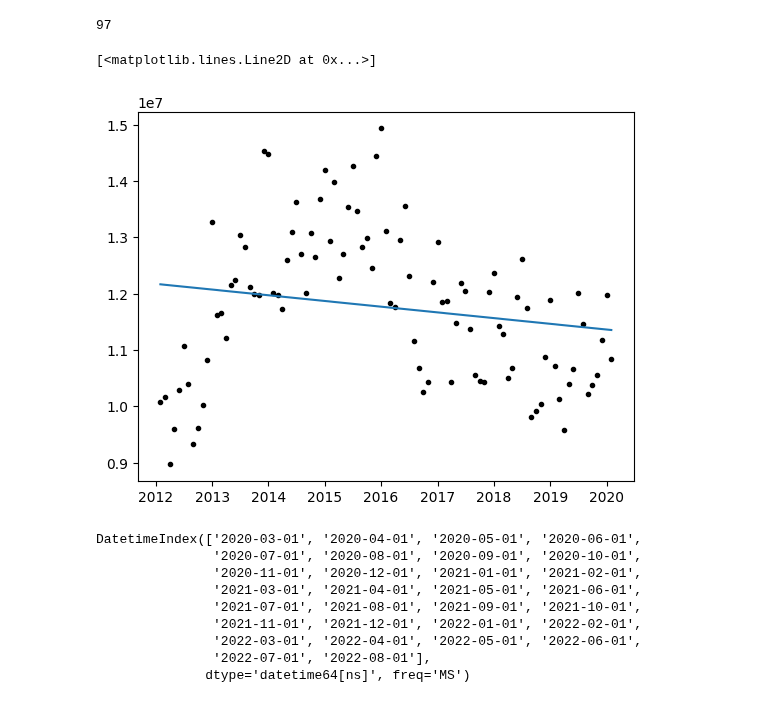
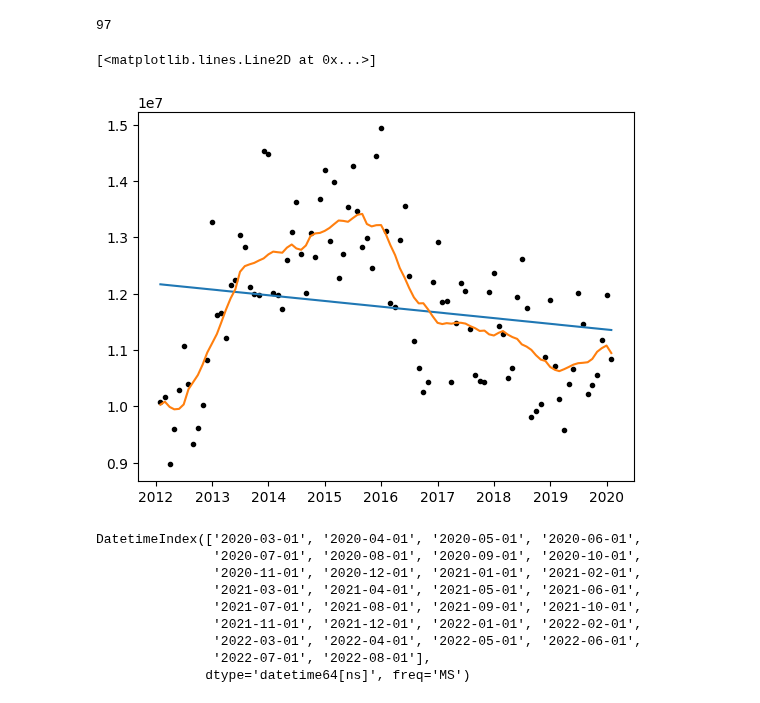
Before and after one commit to tomashbk/electric_energy_demand_argentina, a Jupyter notebook: machine_learning.ipynb, the cells around one changed output. Cells and saved outputs as stored; diff of their text form; code cells hidden in the pictures.

```diff
--- a/machine_learning.ipynb
+++ b/machine_learning.ipynb
@@ -111,6 +113,12 @@ ax.set(aspect='equal', ylabel='sales', xlabel='demand_MWh_shifted', title='Lag P
 [figure]
 # %% [markdown]
 # TREND
+# %%
+trend = df_time_series['demand_MWh'].rolling(
+    window=12,
+    min_periods=6,
+    center=True
+).mean()
 # %%
 dp = DeterministicProcess(
     index=df_time_series.index,     # dates from the training data
@@ -153,9 +161,10 @@ df_time_series['demand_MWh'].size
 # %%
 plt.scatter(df_time_series.index, df_time_series['demand_MWh'], c='black', marker='.')
 plt.plot(y_pred)
+plt.plot(trend)
 # %% [output]
 [<matplotlib.lines.Line2D at 0x...>]
-[figure, old version]
+[figure, new version]
 # %%
 X = dp.out_of_sample(30)
 X.index
```
Also changed, not shown: parts of 24 cells of this notebook, 2 other files.
